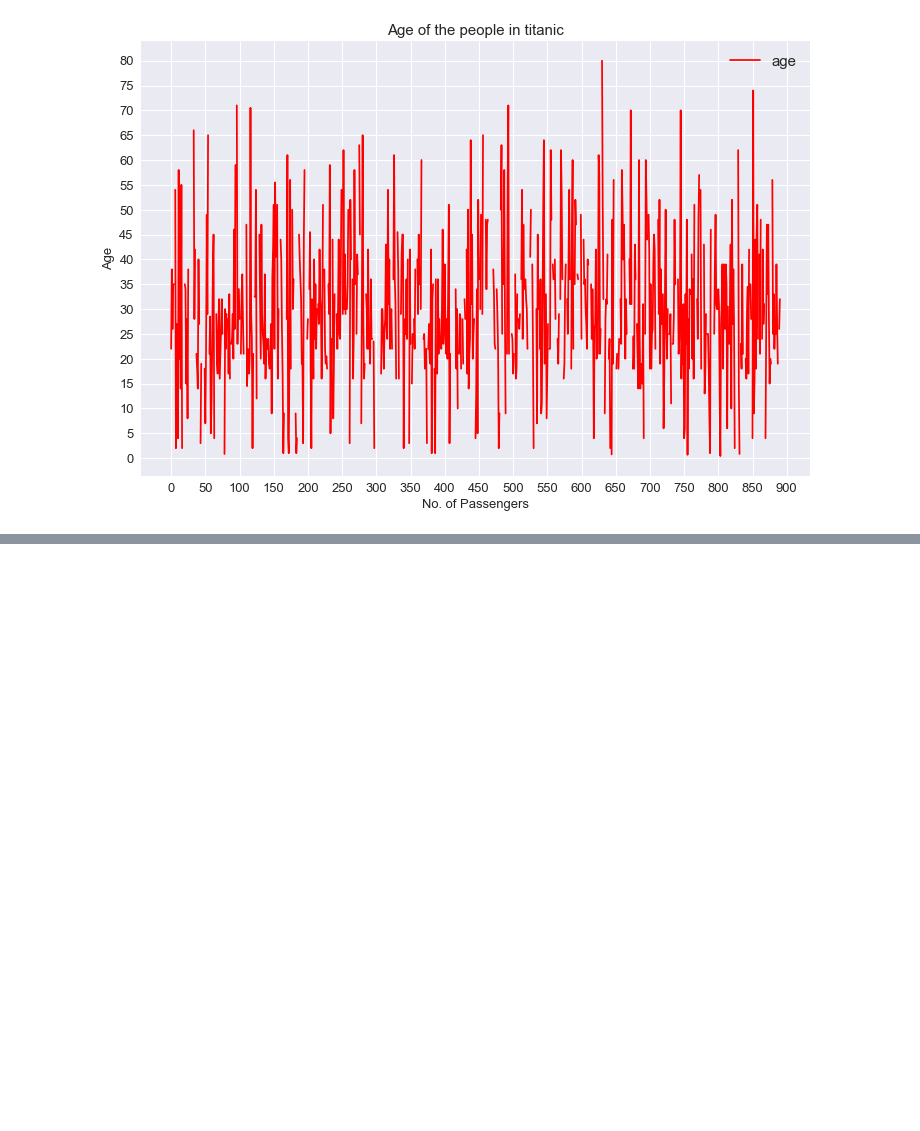
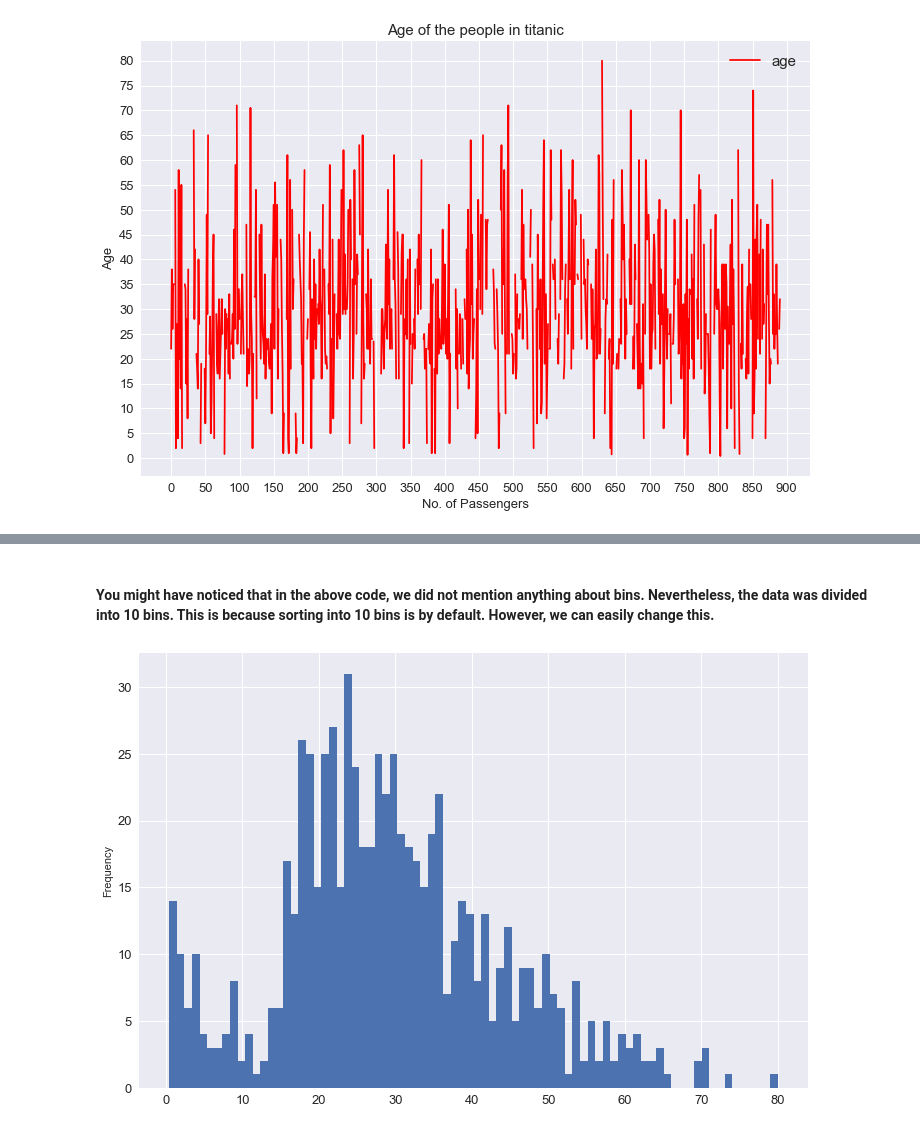
Before and after one commit to biv-neupane7/Pandas_practice, a Jupyter notebook: Visualization.ipynb, the cells around one changed output, grey strips where cells are left out. Cells and saved outputs as stored; diff of their text form; code cells hidden in the pictures; blank space fills up the shorter version.

```diff
--- a/Visualization.ipynb
+++ b/Visualization.ipynb
@@ -187,0 +244,7 @@ plt.show()
+# %% [markdown]
+#### You might have noticed that in the above code, we did not mention anything about bins. Nevertheless, the data was divided into 10 bins. This is because sorting into 10 bins is by default. However, we can easily change this.
+# %%
+titanic.age.plot(kind="hist", figsize=(12,8), fontsize=13, bins=80)
+plt.show()
+# %% [output]
+[figure, added]
```
Also changed, not shown: parts of 14 cells of this notebook.
